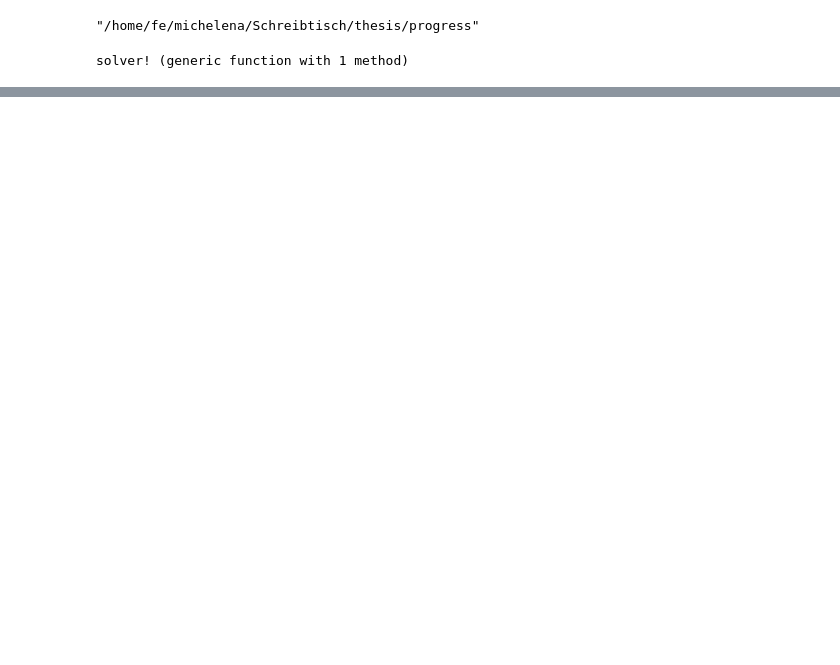
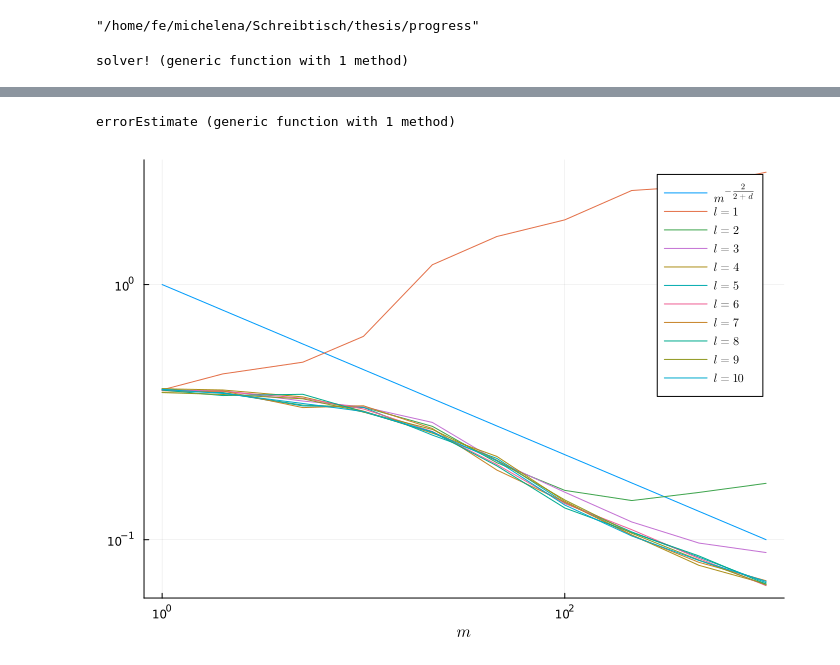
Before and after one commit to smichelena/QuadraticTeamDecisionSolver.jl, a Jupyter notebook: solverTesting.ipynb, the cells around one changed output, grey strips where cells are left out. Saved outputs shown, nothing was run; the diff lists cells and outputs as text; code cells hidden in the pictures; blank space fills up the shorter version.

```diff
--- a/solverTesting.ipynb
+++ b/solverTesting.ipynb
@@ -198,0 +243,15 @@ display(Plots.current())
+# %%
+sampleRange = 10 .^ range(start = 0, stop = 3, length = 10) .|> x -> round(Int64, x);
+samplesResult = [
+	[
+		tsamplesExperiment(
+			p,
+			samples;
+			bandwidth = 1.0,
+			iterations = l,
+			sinr = 1.5,
+			regularizer = 0.2,
+			eps = 0.0,
+		) for samples in sampleRange
+	] for l in 1:2:11
+];
@@ -198,0 +272,21 @@ display(Plots.current())
+# %%
+errorEstimate(m) = m^(-2/(2 + p.N^2))
+# %% [output]
+errorEstimate (generic function with 1 method)
+# %%
+samplesplt =
+	plot(sampleRange, errorEstimate.(sampleRange), yscale=:log10, xscale=:log10, label=L"m^{-\frac{2}{2+d}}", xlabel = L"m", legend=:topright, size = (700, 500))
+for (errorCurve, l) in zip(samplesResult, 1:10)
+	plot!(
+		samplesplt,
+		sampleRange,
+		errorCurve,
+		yscale = :log10,
+		xscale=:log10,
+		label = latexstring("l = $(l)"),
+	)
+end
+savefig(saveTo * "/samplesplt.png");
+display(Plots.current())
+# %% [output]
+[figure, added]
```
Also changed, not shown: parts of 15 cells of this notebook, 2 other files.
